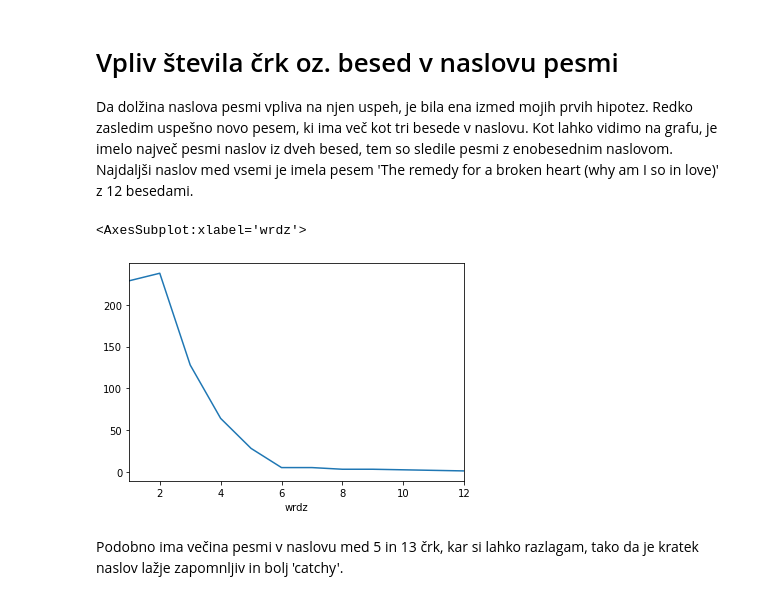
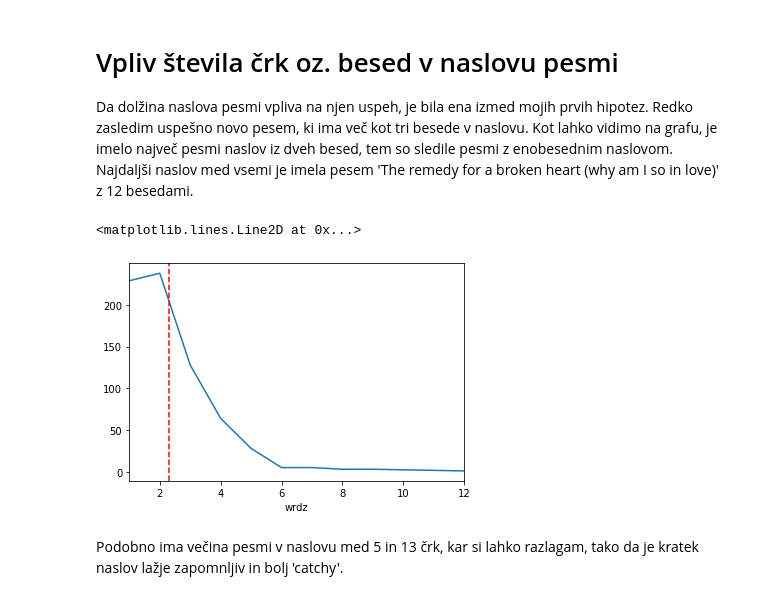
Before and after one commit to Jenzopls/Billboard, a Jupyter notebook: Analiza podatkov - Billboard 2018.ipynb, the cells around one changed output. Cells and saved outputs as stored; diff of their text form; code cells hidden in the pictures.

```diff
--- a/Analiza podatkov - Billboard 2018.ipynb
+++ b/Analiza podatkov - Billboard 2018.ipynb
@@ -63,10 +63,12 @@ Name: izvajalec, dtype: int64
 # %% [markdown]
 # Vpliv števila črk oz. besed v naslovu pesmi
 Da dolžina naslova pesmi vpliva na njen uspeh, je bila ena izmed mojih prvih hipotez. Redko zasledim uspešno novo pesem, ki ima več kot tri besede v naslovu. Kot lahko vidimo na grafu, je imelo največ pesmi naslov iz dveh besed, tem so sledile pesmi z enobesednim naslovom. Najdaljši naslov med vsemi je imela pesem 'The remedy for a broken heart (why am I so in love)' z 12 besedami.
-# %%
-pesmi.groupby('wrdz').size().plot()
-# %% [output]
-<AxesSubplot:xlabel='wrdz'>
-[figure, removed]
+# %%
+povp_st_besed = pesmi.mean().wrdz
+
+pesmi.groupby('wrdz').size().plot().axvline(x=povp_st_besed,color='red',linestyle='--')
+# %% [output]
+<matplotlib.lines.Line2D at 0x...>
+[figure, added]
 # %% [markdown]
 Podobno ima večina pesmi v naslovu med 5 in 13 črk, kar si lahko razlagam, tako da je kratek naslov lažje zapomnljiv in bolj 'catchy'.
```
Also changed, not shown: parts of 2 cells of this notebook.
